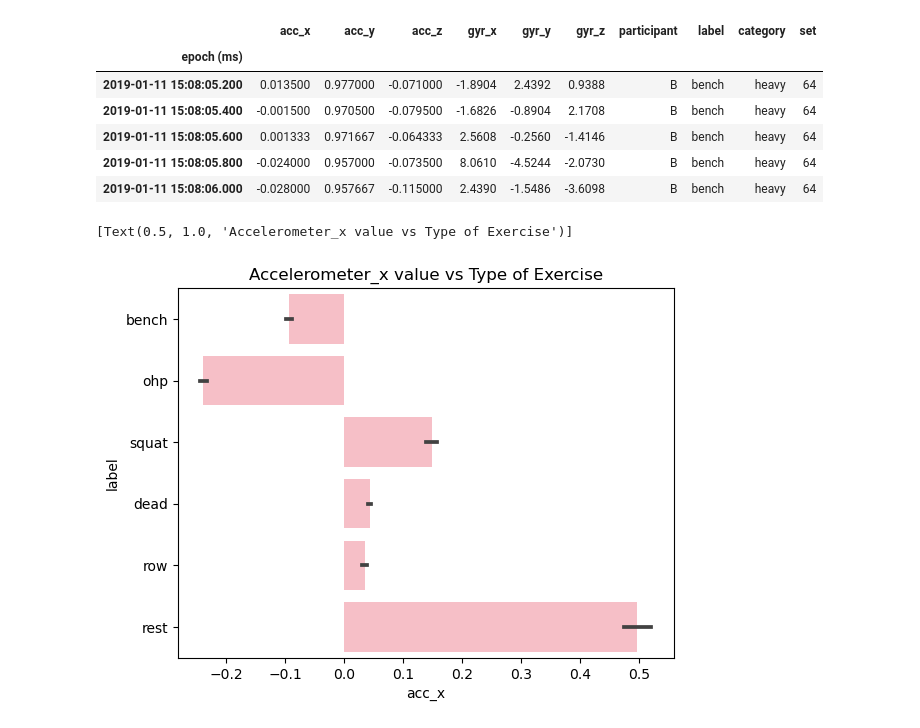
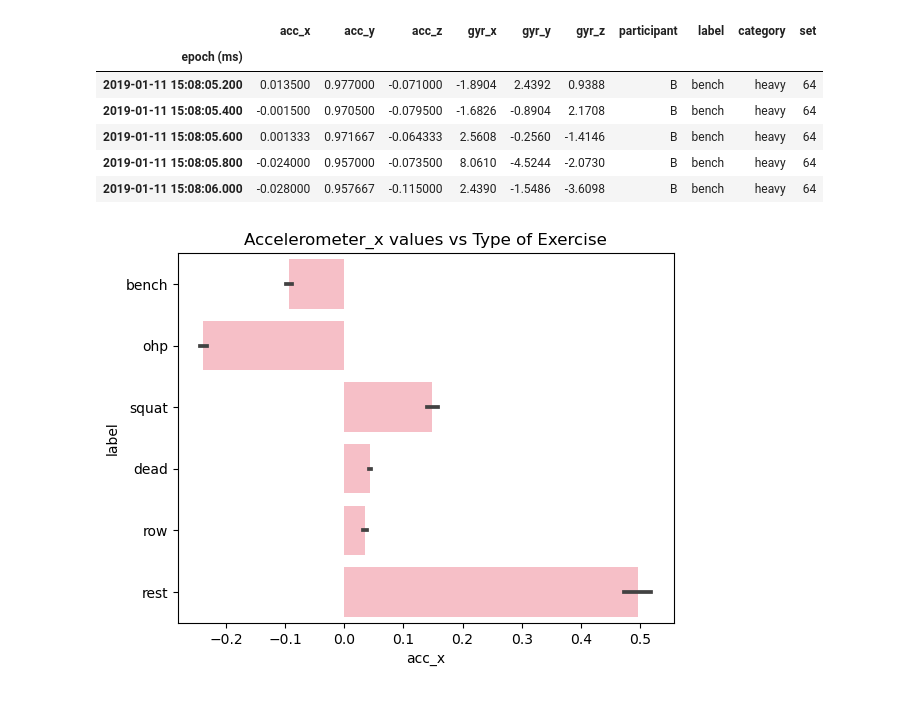
Before and after one commit to razeen-cyber/fitness_tracker, a Jupyter notebook: notebooks/visualization.ipynb, the cells around one changed output. Drawn from its saved outputs; the diff is of its cells as text; code cells hidden in the pictures.

Commit message:
Did basic exploratory data analysis

```diff
--- a/notebooks/visualization.ipynb
+++ b/notebooks/visualization.ipynb
@@ -16,7 +16,7 @@ df.head()
 # %%
 x = df['acc_x']
 y = df['label']
-sns.barplot(x=x, y = y, data = df, color = 'lightpink').set(title = "Accelerometer_x value vs Type of Exercise")
+sns.barplot(x=x, y = y, data = df, color = 'lightpink').set(title = "Accelerometer_x values vs Type of Exercise")
+plt.savefig('../reports/figures/1.jpg')
 # %% [output]
-[Text(0.5, 1.0, 'Accelerometer_x value vs Type of Exercise')]
-[figure, old version]
+[figure, new version]
```
Also changed, not shown: parts of 9 cells of this notebook, 13 other files.
